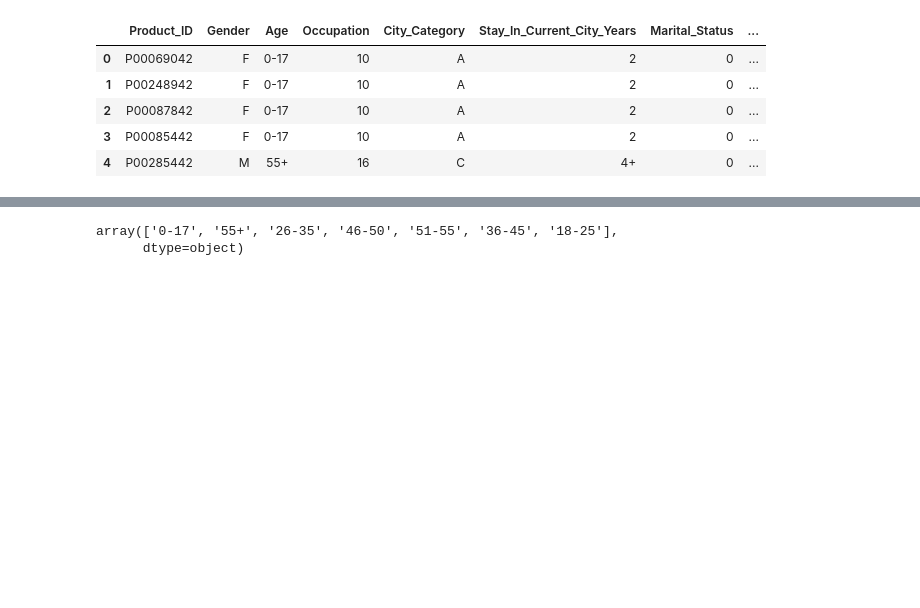
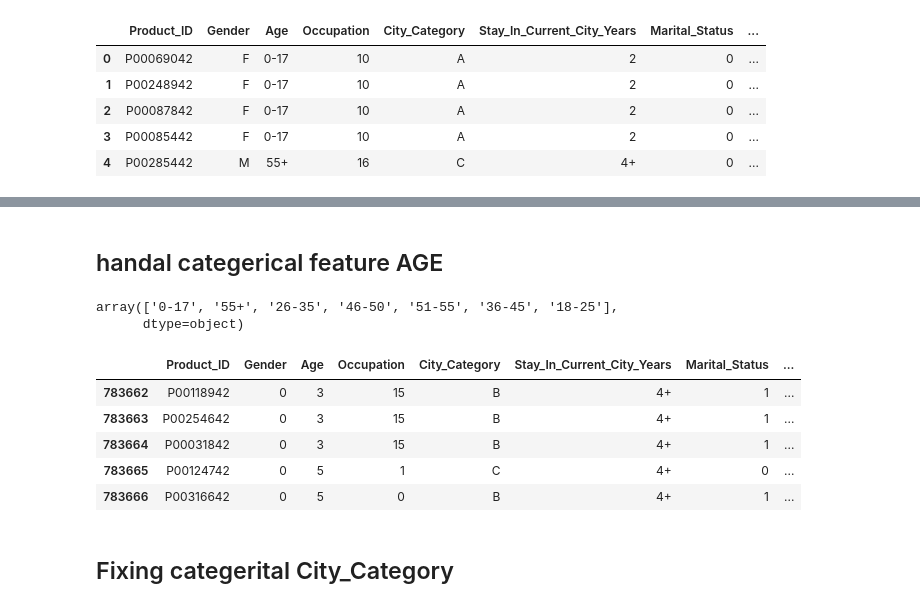
Before and after one commit to rohitranvir/Data-Science, a Jupyter notebook: DATA Cleaning/Train/Untitled.ipynb, the cells around one changed output, grey strips where cells are left out. Drawn from its saved outputs; the diff is of its cells as text; code cells hidden in the pictures; blank space fills up the shorter version.

```diff
--- a/DATA Cleaning/Train/Untitled.ipynb
+++ b/DATA Cleaning/Train/Untitled.ipynb
@@ -88 +96,3 @@ df.head()
+# %% [markdown]
+## handal categerical feature AGE
 # %%
@@ -91,3 +100,17 @@ df['Age'].unique()
 # %% [output]
 array(['0-17', '55+', '26-35', '46-50', '51-55', '36-45', '18-25'],
       dtype=object)
+# %%
+# pd.get_dummies(df['Age'],dtype=int,drop_first=True)
+df['Age']=df['Age'].map({'0-17':1,'18-25':2,'26-35':3,'36-45':4,'46-50':5,'51-55':6,'55+':7})
+# %%
+df.tail()
+# %% [output]
+|  | Product_ID | Gender | Age | Occupation | City_Category | Stay_In_Current_City_Years | Marital_Status | ... |
+| 783662 | P00118942 | 0 | 3 | 15 | B | 4+ | 1 | ... |
+| 783663 | P00254642 | 0 | 3 | 15 | B | 4+ | 1 | ... |
+| 783664 | P00031842 | 0 | 3 | 15 | B | 4+ | 1 | ... |
+| 783665 | P00124742 | 0 | 5 | 1 | C | 4+ | 0 | ... |
+| 783666 | P00316642 | 0 | 5 | 0 | B | 4+ | 1 | ... |
+# %% [markdown]
+## Fixing categerital City_Category
```
Also changed, not shown: parts of 38 cells of this notebook, 2 other files.
